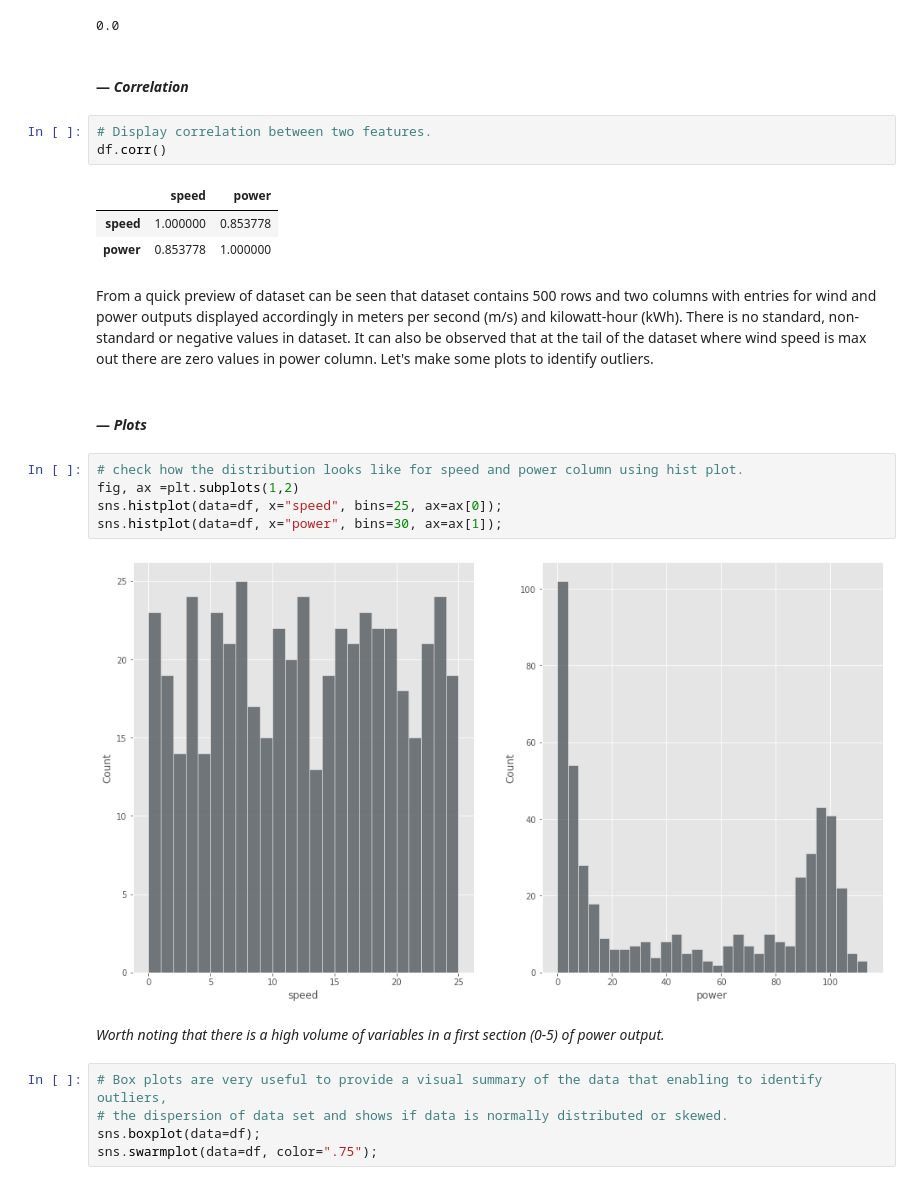
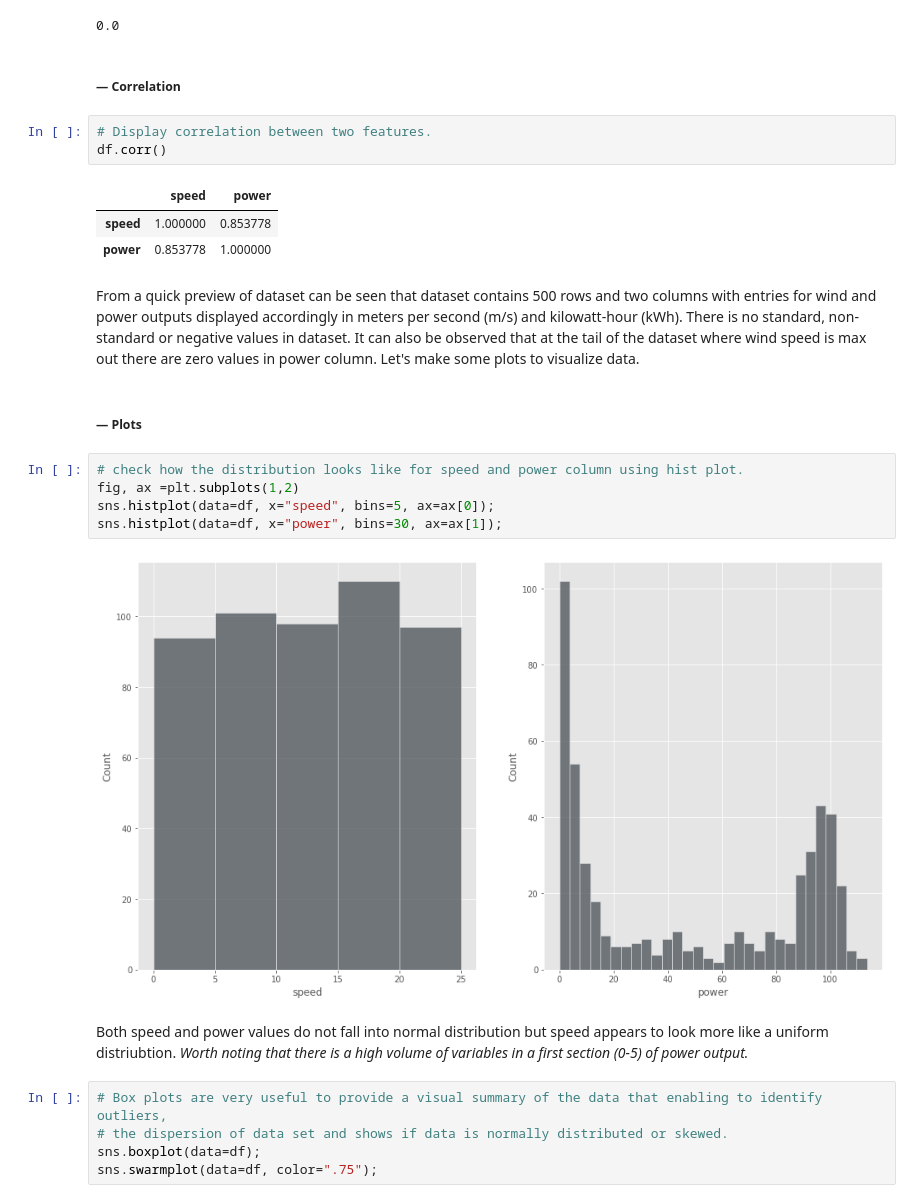
Before and after one commit to mizydorek/Fundamentals-of-Data-Analysis-Project-2020, a Jupyter notebook: project.ipynb, the cells around one changed output. Drawn from its saved outputs; the diff is of its cells as text.

```diff
--- a/project.ipynb
+++ b/project.ipynb
@@ -100,7 +132,7 @@ df[(df.speed < 0) & (df.power < 0)].sum().sum()
 # %% [output]
 0.0
 # %% [markdown]
-#### — *Correlation*
+##### — Correlation
 # %%
 # Display correlation between two features.
 df.corr()
@@ -109,17 +141,18 @@ df.corr()
 | speed | 1.000000 | 0.853778 |
 | power | 0.853778 | 1.000000 |
 # %% [markdown]
-From a quick preview of dataset can be seen that dataset contains 500 rows and two columns with entries for wind and power outputs displayed accordingly in meters per second (m/s) and kilowatt-hour (kWh). There is no standard, non-standard or negative values in dataset. It can also be observed that at the tail of the dataset where wind speed is max out there are zero values in power column. Let's make some plots to identify outliers.
+From a quick preview of dataset can be seen that dataset contains 500 rows and two columns with entries for wind and power outputs displayed accordingly in meters per second (m/s) and kilowatt-hour (kWh). There is no standard, non-standard or negative values in dataset. It can also be observed that at the tail of the dataset where wind speed is max out there are zero values in power column. Let's make some plots to visualize data.
 # %% [markdown]
-#### — *Plots*
+##### — Plots
 # %%
 # check how the distribution looks like for speed and power column using hist plot.
 fig, ax =plt.subplots(1,2)
-sns.histplot(data=df, x="speed", bins=25, ax=ax[0]);
+sns.histplot(data=df, x="speed", bins=5, ax=ax[0]);
 sns.histplot(data=df, x="power", bins=30, ax=ax[1]);
 # %% [output]
-[figure, old version]
+[figure, new version]
 # %% [markdown]
+Both speed and power values do not fall into normal distribution but speed appears to look more like a uniform distriubtion.
 *Worth noting that there is a high volume of variables in a first section (0-5) of power output.*
 # %%
 # Box plots are very useful to provide a visual summary of the data that enabling to identify outliers,
```
Also changed, not shown: parts of 78 cells of this notebook.
